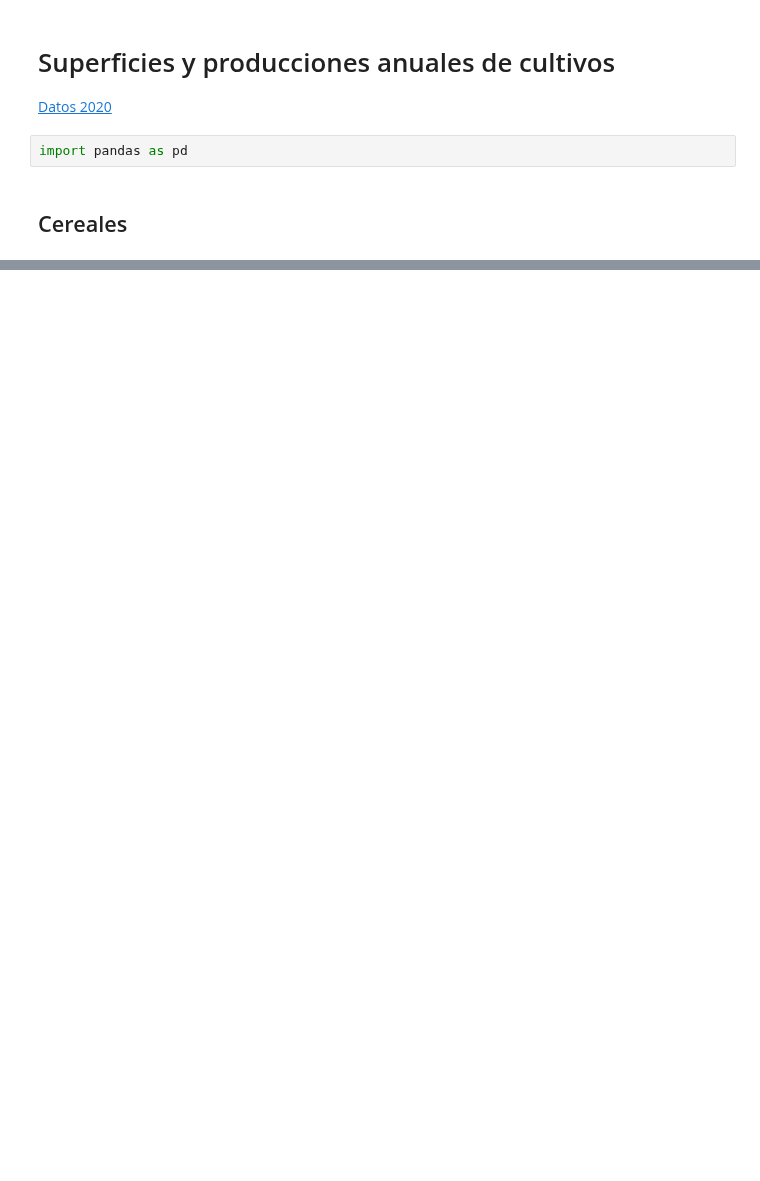
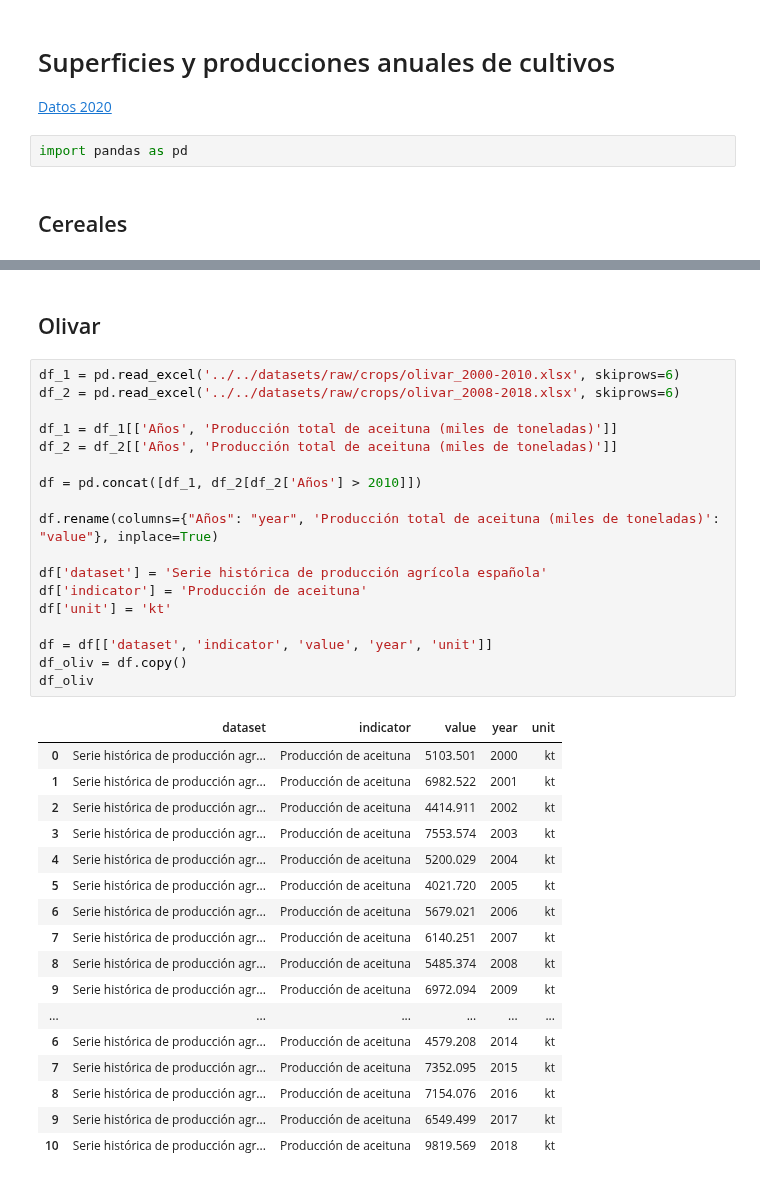
Before and after one commit to Vizzuality/ecf-agricultural-climate-impact, a Jupyter notebook: data/notebooks/Lab/11_Annual_crop_production.ipynb, the cells around one changed output, grey strips where cells are left out. Drawn from its saved outputs; the diff is of its cells as text; blank space fills up the shorter version.

```diff
--- a/data/notebooks/Lab/11_Annual_crop_production.ipynb
+++ b/data/notebooks/Lab/11_Annual_crop_production.ipynb
@@ -31,0 +45,38 @@ df.iloc[:50]
+# %% [markdown]
+## Olivar
+# %%
+df_1 = pd.read_excel('../../datasets/raw/crops/olivar_2000-2010.xlsx', skiprows=6)
+df_2 = pd.read_excel('../../datasets/raw/crops/olivar_2008-2018.xlsx', skiprows=6)
+
+df_1 = df_1[['Años', 'Producción total de aceituna (miles de toneladas)']]
+df_2 = df_2[['Años', 'Producción total de aceituna (miles de toneladas)']]
+
+df = pd.concat([df_1, df_2[df_2['Años'] > 2010]])
+
+df.rename(columns={"Años": "year", 'Producción total de aceituna (miles de toneladas)': "value"}, inplace=True)
+
+df['dataset'] = 'Serie histórica de producción agrícola española'
+df['indicator'] = 'Producción de aceituna'
+df['unit'] = 'kt'
+
+df = df[['dataset', 'indicator', 'value', 'year', 'unit']]
+df_oliv = df.copy()
+df_oliv
+# %% [output]
+|  | dataset | indicator | value | year | unit |
+| 0 | Serie histórica de producción agr... | Producción de aceituna | 5103.501 | 2000 | kt |
+| 1 | Serie histórica de producción agr... | Producción de aceituna | 6982.522 | 2001 | kt |
+| 2 | Serie histórica de producción agr... | Producción de aceituna | 4414.911 | 2002 | kt |
+| 3 | Serie histórica de producción agr... | Producción de aceituna | 7553.574 | 2003 | kt |
+| 4 | Serie histórica de producción agr... | Producción de aceituna | 5200.029 | 2004 | kt |
+| 5 | Serie histórica de producción agr... | Producción de aceituna | 4021.720 | 2005 | kt |
+| 6 | Serie histórica de producción agr... | Producción de aceituna | 5679.021 | 2006 | kt |
+| 7 | Serie histórica de producción agr... | Producción de aceituna | 6140.251 | 2007 | kt |
+| 8 | Serie histórica de producción agr... | Producción de aceituna | 5485.374 | 2008 | kt |
+| 9 | Serie histórica de producción agr... | Producción de aceituna | 6972.094 | 2009 | kt |
+| ... | ... | ... | ... | ... | ... |
+| 6 | Serie histórica de producción agr... | Producción de aceituna | 4579.208 | 2014 | kt |
+| 7 | Serie histórica de producción agr... | Producción de aceituna | 7352.095 | 2015 | kt |
+| 8 | Serie histórica de producción agr... | Producción de aceituna | 7154.076 | 2016 | kt |
+| 9 | Serie histórica de producción agr... | Producción de aceituna | 6549.499 | 2017 | kt |
+| 10 | Serie histórica de producción agr... | Producción de aceituna | 9819.569 | 2018 | kt |
```
Also changed, not shown: parts of 7 cells of this notebook, 2 other files.
